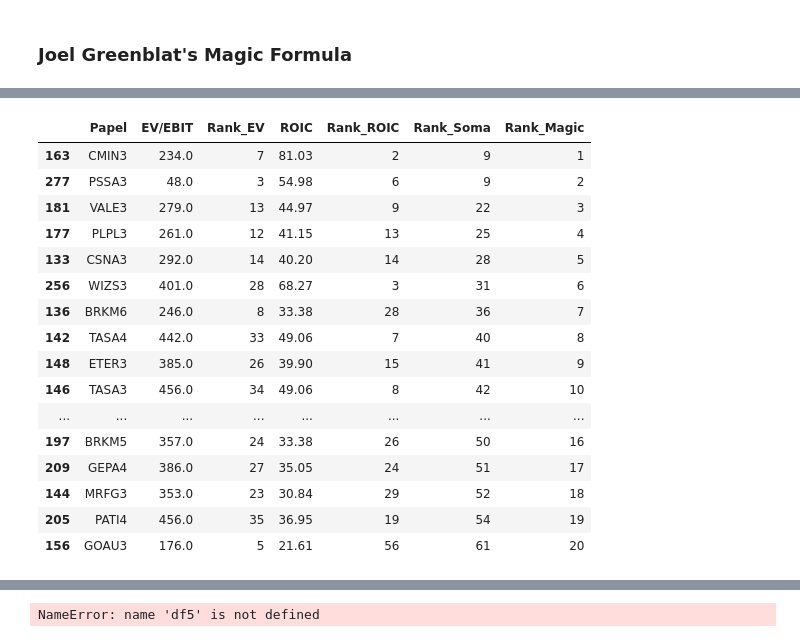
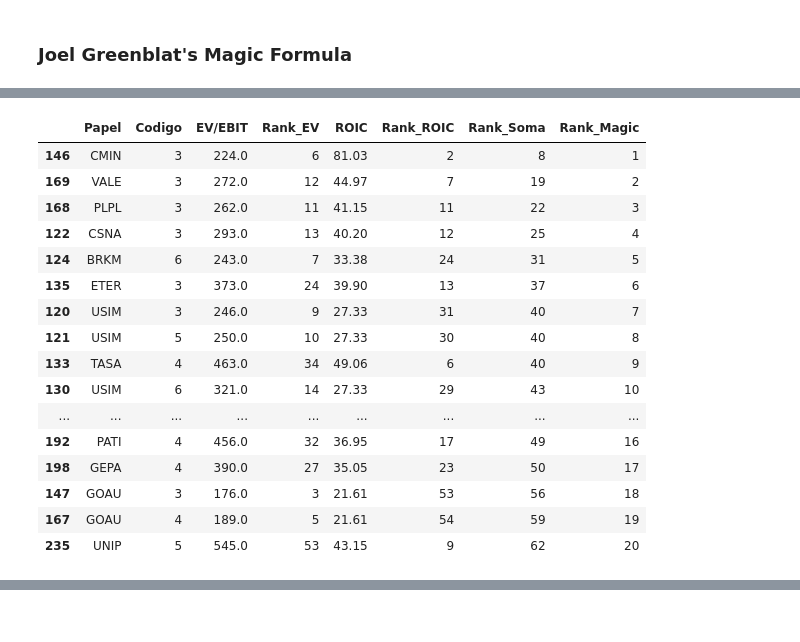
Before and after one commit to alemlucena/Magic_Formula_JoelGreenblatt, a Jupyter notebook: MagicFormula_Notebook.ipynb, the cells around one changed output, grey strips where cells are left out. Saved outputs shown, nothing was run; the diff lists cells and outputs as text; code cells hidden in the pictures.

```diff
--- a/MagicFormula_Notebook.ipynb
+++ b/MagicFormula_Notebook.ipynb
@@ -106,28 +139,29 @@ df2['Rank_Soma'] = df2['Rank_ROIC'] + df2['Rank_EV'] # Somatório dos Ranks
 df2 = df2.sort_values(by="Rank_Soma") # Sort dos Ranks
 
 df2['Rank_Magic'] = range(1,df2.shape[0]+1) # Insere indices
-
-selecao = ['Papel','EV/EBIT','Rank_EV','ROIC','Rank_ROIC','Rank_Soma','Rank_Magic'] # Seleciona apenas colunas
-
-df2[selecao].head(20) # 20 primeiros papeis
-# %% [output]
-|  | Papel | EV/EBIT | Rank_EV | ROIC | Rank_ROIC | Rank_Soma | Rank_Magic |
-| 163 | CMIN3 | 234.0 | 7 | 81.03 | 2 | 9 | 1 |
-| 277 | PSSA3 | 48.0 | 3 | 54.98 | 6 | 9 | 2 |
-| 181 | VALE3 | 279.0 | 13 | 44.97 | 9 | 22 | 3 |
-| 177 | PLPL3 | 261.0 | 12 | 41.15 | 13 | 25 | 4 |
-| 133 | CSNA3 | 292.0 | 14 | 40.20 | 14 | 28 | 5 |
-| 256 | WIZS3 | 401.0 | 28 | 68.27 | 3 | 31 | 6 |
-| 136 | BRKM6 | 246.0 | 8 | 33.38 | 28 | 36 | 7 |
-| 142 | TASA4 | 442.0 | 33 | 49.06 | 7 | 40 | 8 |
-| 148 | ETER3 | 385.0 | 26 | 39.90 | 15 | 41 | 9 |
-| 146 | TASA3 | 456.0 | 34 | 49.06 | 8 | 42 | 10 |
-| ... | ... | ... | ... | ... | ... | ... | ... |
-| 197 | BRKM5 | 357.0 | 24 | 33.38 | 26 | 50 | 16 |
-| 209 | GEPA4 | 386.0 | 27 | 35.05 | 24 | 51 | 17 |
-| 144 | MRFG3 | 353.0 | 23 | 30.84 | 29 | 52 | 18 |
-| 205 | PATI4 | 456.0 | 35 | 36.95 | 19 | 54 | 19 |
-| 156 | GOAU3 | 176.0 | 5 | 21.61 | 56 | 61 | 20 |
+# %%
+# Mostra a tabela
+selecao = ['Papel','Codigo','EV/EBIT','Rank_EV','ROIC','Rank_ROIC','Rank_Soma','Rank_Magic'] # Seleciona apenas colunas
+
+df2[selecao].head(20) # 20 primeiros papeis
+# %% [output]
+|  | Papel | Codigo | EV/EBIT | Rank_EV | ROIC | Rank_ROIC | Rank_Soma | Rank_Magic |
+| 146 | CMIN | 3 | 224.0 | 6 | 81.03 | 2 | 8 | 1 |
+| 169 | VALE | 3 | 272.0 | 12 | 44.97 | 7 | 19 | 2 |
+| 168 | PLPL | 3 | 262.0 | 11 | 41.15 | 11 | 22 | 3 |
+| 122 | CSNA | 3 | 293.0 | 13 | 40.20 | 12 | 25 | 4 |
+| 124 | BRKM | 6 | 243.0 | 7 | 33.38 | 24 | 31 | 5 |
+| 135 | ETER | 3 | 373.0 | 24 | 39.90 | 13 | 37 | 6 |
+| 120 | USIM | 3 | 246.0 | 9 | 27.33 | 31 | 40 | 7 |
+| 121 | USIM | 5 | 250.0 | 10 | 27.33 | 30 | 40 | 8 |
+| 133 | TASA | 4 | 463.0 | 34 | 49.06 | 6 | 40 | 9 |
+| 130 | USIM | 6 | 321.0 | 14 | 27.33 | 29 | 43 | 10 |
+| ... | ... | ... | ... | ... | ... | ... | ... | ... |
+| 192 | PATI | 4 | 456.0 | 32 | 36.95 | 17 | 49 | 16 |
+| 198 | GEPA | 4 | 390.0 | 27 | 35.05 | 23 | 50 | 17 |
+| 147 | GOAU | 3 | 176.0 | 3 | 21.61 | 53 | 56 | 18 |
+| 167 | GOAU | 4 | 189.0 | 5 | 21.61 | 54 | 59 | 19 |
+| 235 | UNIP | 5 | 545.0 | 53 | 43.15 | 9 | 62 | 20 |
 # %%
 # Tabela contendo os setores de cada papel
 df_setorial = pd.read_csv('setorial.csv')
@@ -153,11 +187,9 @@ df_setorial2.head(5)
 | 5 | Petróleo, Gás e Biocombustíveis | Petróleo, Gás e Biocombustíveis | Exploração, Refino e Distribuição | PETROBRAS | PETR | N2 |
 | 6 | Petróleo, Gás e Biocombustíveis | Petróleo, Gás e Biocombustíveis | Exploração, Refino e Distribuição | PETROBRAS BR | BRDT | NM |
 # %%
-df6 = df5.copy() # Copia do df5
-df6['Papel'] = df5['Papel'].str.rstrip('1234567890') # Pega somente Letras do papel
-df6['Codigo'] = df5['Papel'].str.extract('(\d)', expand=True).astype('int') # Separa o Tipo/Código em outra coluna (ordinária, preferencial, etc..)
-df6.head(5)
+# df6 = df5.copy() # Copia do df5
+# df6['Papel'] = df5['Papel'].str.rstrip('1234567890') # Pega somente Letras do papel
+# df6['Codigo'] = df5['Papel'].str.extract('(\d)', expand=True).astype('int') # Separa o Tipo/Código em outra coluna (ordinária, preferencial, etc..)
+# df6.head(5)
-# %% [output]
-NameError: name 'df5' is not defined
 # %%
 # Próximo passo: PUXAR O SETOR DO df_setorial2 com base no 'Papel' do df6
```
Also changed, not shown: parts of 7 cells of this notebook.
